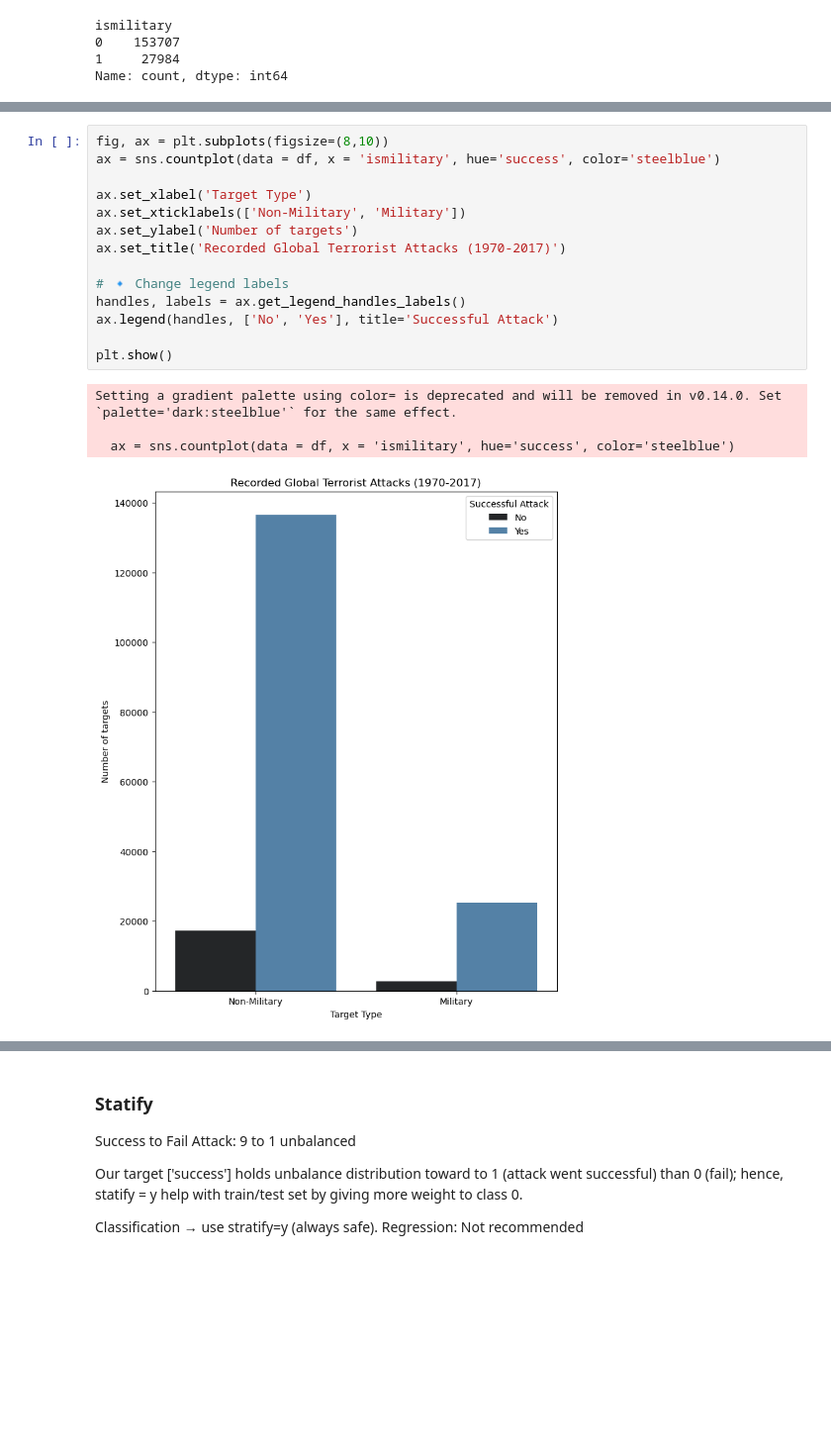
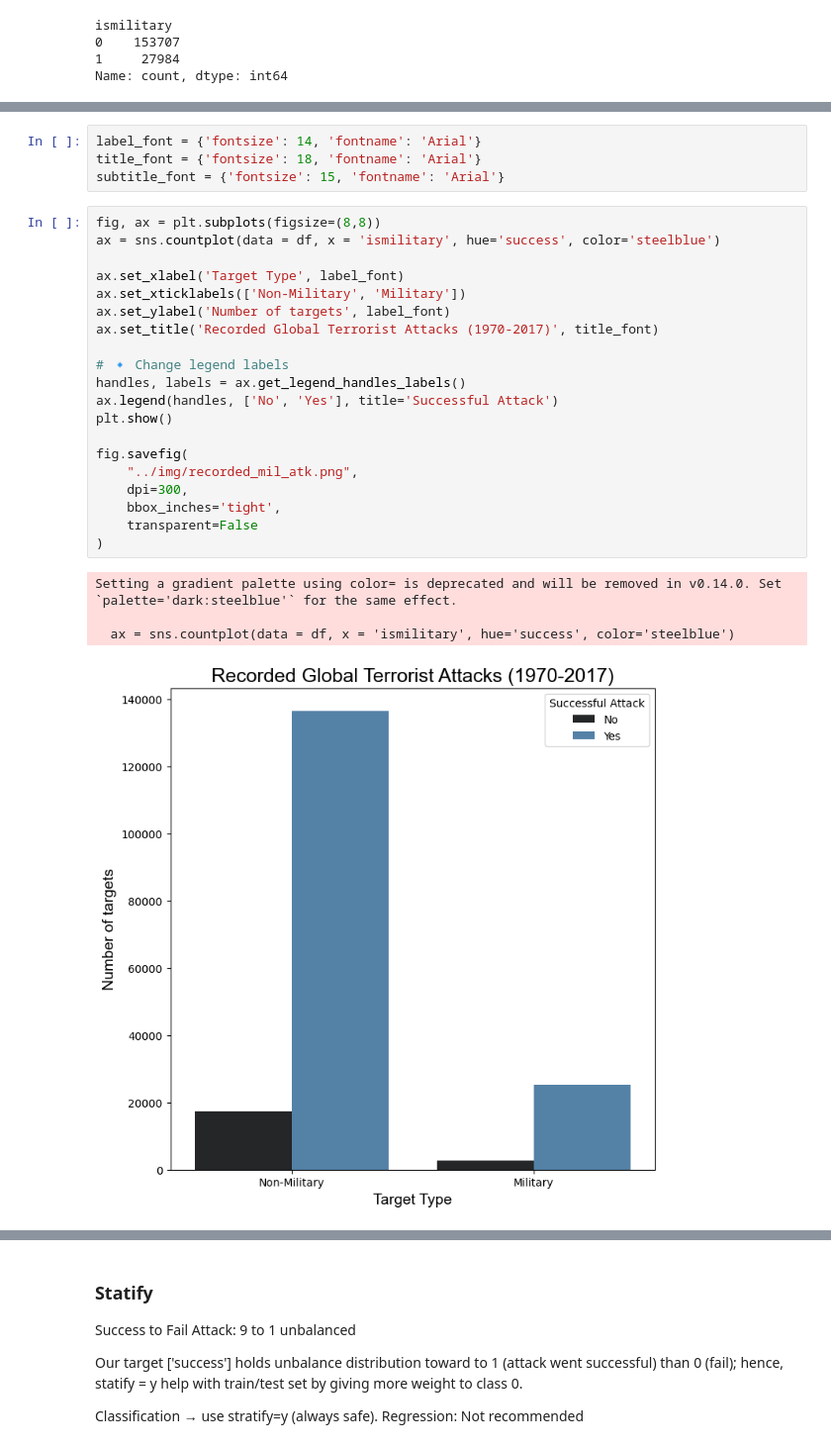
Before and after one commit to hhnguyen72/terrorism, a Jupyter notebook: src/eda.ipynb, the cells around one changed output, grey strips where cells are left out. Shown at 99% size. Saved outputs shown, nothing was run; the diff lists cells and outputs as text; blank space fills up the shorter version.

```diff
--- a/src/eda.ipynb
+++ b/src/eda.ipynb
@@ -152,19 +148,29 @@ trgt_mil.plot(kind='bar')
+# %%
+label_font = {'fontsize': 14, 'fontname': 'Arial'}
+title_font = {'fontsize': 18, 'fontname': 'Arial'}
+subtitle_font = {'fontsize': 15, 'fontname': 'Arial'}
 # %%
-fig, ax = plt.subplots(figsize=(8,10))
+fig, ax = plt.subplots(figsize=(8,8))
 ax = sns.countplot(data = df, x = 'ismilitary', hue='success', color='steelblue')
 
-ax.set_xlabel('Target Type')
+ax.set_xlabel('Target Type', label_font)
 ax.set_xticklabels(['Non-Military', 'Military'])
-ax.set_ylabel('Number of targets')
-ax.set_title('Recorded Global Terrorist Attacks (1970-2017)')
+ax.set_ylabel('Number of targets', label_font)
+ax.set_title('Recorded Global Terrorist Attacks (1970-2017)', title_font)
 
 # 🔹 Change legend labels
 handles, labels = ax.get_legend_handles_labels()
 ax.legend(handles, ['No', 'Yes'], title='Successful Attack')
+plt.show()
 
-plt.show()
+fig.savefig(
+    "../img/recorded_mil_atk.png",
+    dpi=300,
+    bbox_inches='tight',
+    transparent=False
+)
 # %% [output]
 Setting a gradient palette using color= is deprecated and will be removed in v0.14.0. Set `palette='dark:steelblue'` for the same effect.
 
   ax = sns.countplot(data = df, x = 'ismilitary', hue='success', color='steelblue')
-[figure, old version]
+[figure, new version]
```
Also changed, not shown: parts of 7 cells of this notebook, 3 other files.
